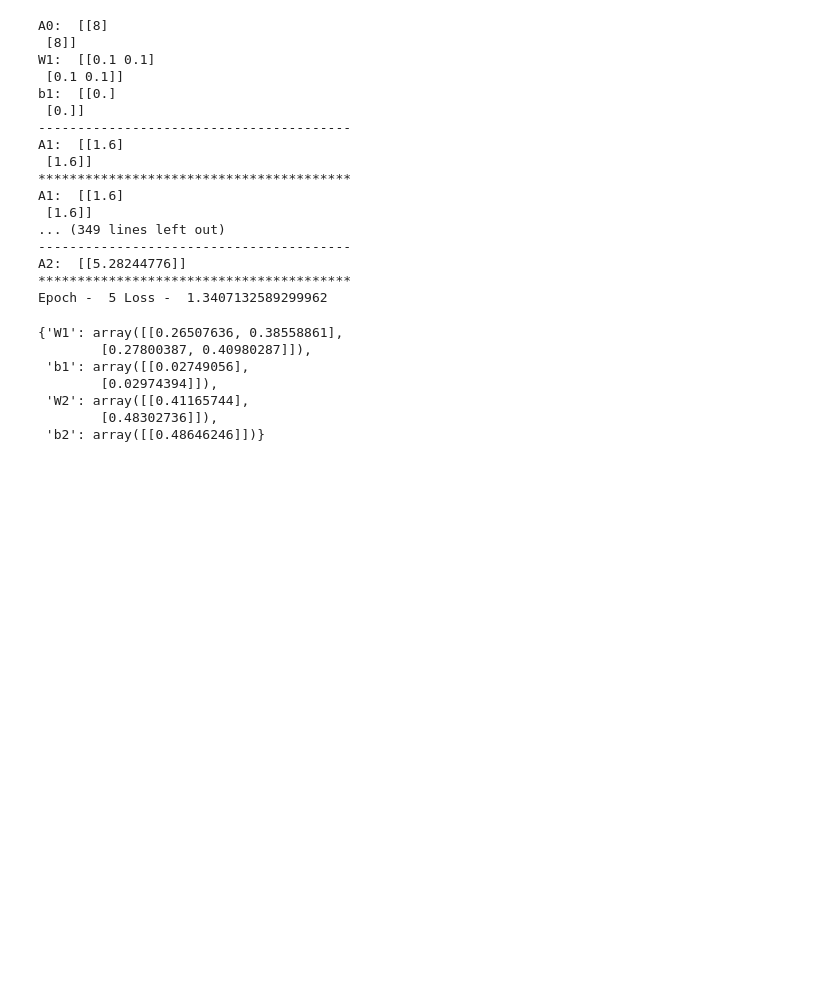
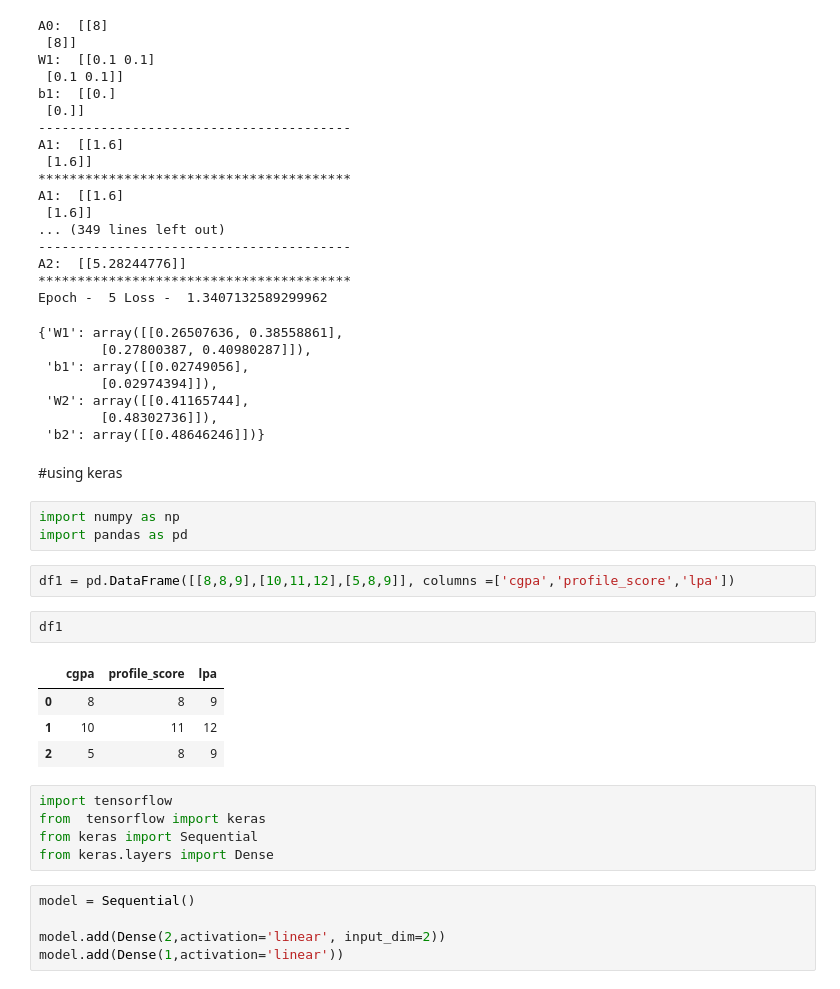
Before and after one commit to Ravravan/DL, a Jupyter notebook: backpropagation_regression.ipynb, the cells around one changed output. Saved outputs shown, nothing was run; the diff lists cells and outputs as text; blank space fills up the shorter version.

```diff
--- a/backpropagation_regression.ipynb
+++ b/backpropagation_regression.ipynb
@@ -246,3 +246,27 @@ Epoch -  5 Loss -  1.3407132589299962
  'W2': array([[0.41165744],
         [0.48302736]]),
  'b2': array([[0.48646246]])}
+# %% [markdown]
+#using keras
+# %%
+import numpy as np
+import pandas as pd
+# %%
+df1 = pd.DataFrame([[8,8,9],[10,11,12],[5,8,9]], columns =['cgpa','profile_score','lpa'])
+# %%
+df1
+# %% [output]
+|  | cgpa | profile_score | lpa |
+| 0 | 8 | 8 | 9 |
+| 1 | 10 | 11 | 12 |
+| 2 | 5 | 8 | 9 |
+# %%
+import tensorflow
+from  tensorflow import keras
+from keras import Sequential
+from keras.layers import Dense
+# %%
+model = Sequential()
+
+model.add(Dense(2,activation='linear', input_dim=2))
+model.add(Dense(1,activation='linear'))
```
Also changed, not shown: parts of 7 cells of this notebook.
